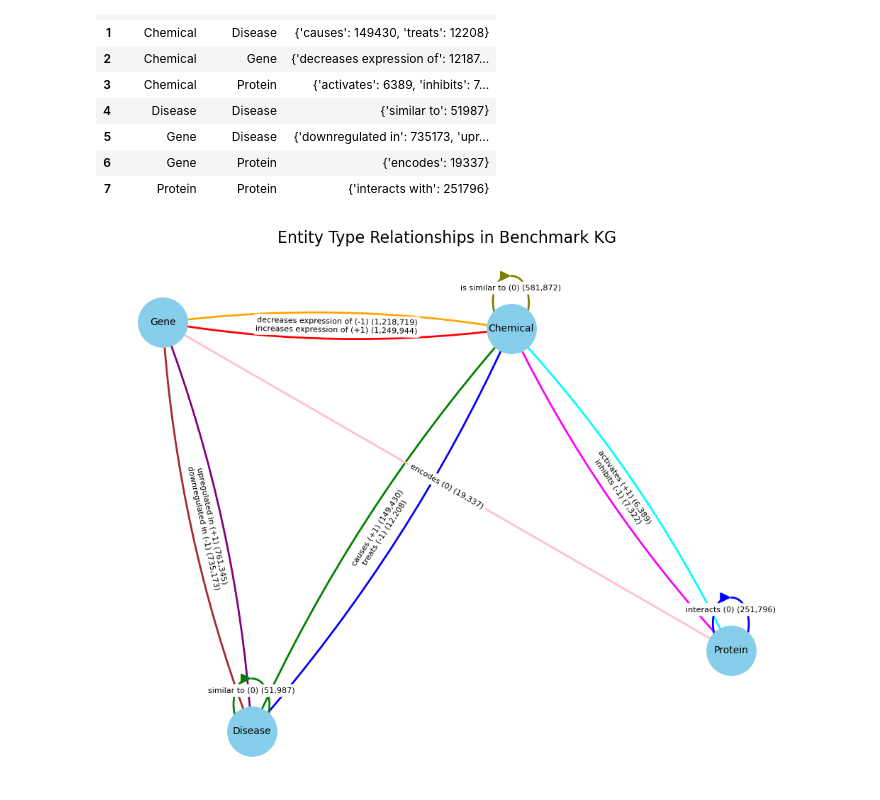
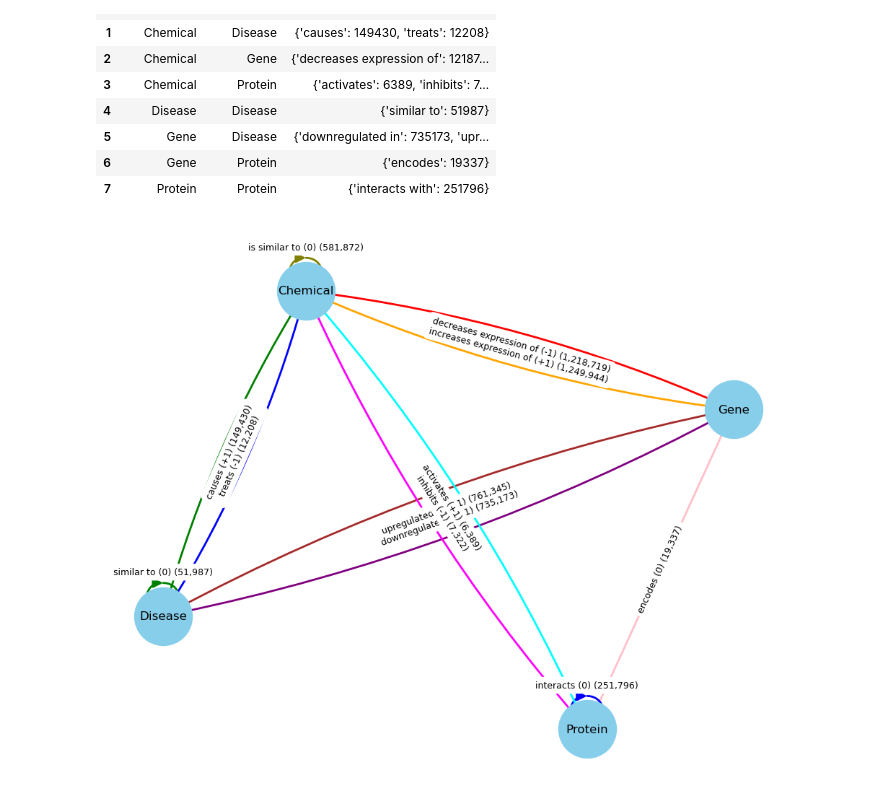
Before and after one commit to mmottaqii/KG-DrugDiscovery, a Jupyter notebook: scripts/kg_preprocessing_2.ipynb, the cells around one changed output. Drawn from its saved outputs; the diff is of its cells as text; code cells hidden in the pictures.

```diff
--- a/scripts/kg_preprocessing_2.ipynb
+++ b/scripts/kg_preprocessing_2.ipynb
@@ -2585,7 +2640,8 @@ for source, target, relations in data:
 
 # --- Compute Layout ---
 # Use a spring layout with an increased optimal distance (k) and more iterations.
-pos = nx.spring_layout(G, k=20.0, iterations=400)
+pos = nx.spring_layout(G, k=30.0, iterations=450)
+# pos = nx.circular_layout(G)
 
 # Optional: manually adjust positions if needed.
 # For example, if Chemical is still too central, you could shift it a bit:
@@ -2594,7 +2650,7 @@ pos = nx.spring_layout(G, k=20.0, iterations=400)
 # --- Draw Nodes ---
 plt.figure(figsize=(10, 8))
 # Increase node_size to make entity circles bigger.
-nx.draw_networkx_nodes(G, pos, node_color='skyblue', node_size=2500)
+nx.draw_networkx_nodes(G, pos, node_color='skyblue', node_size=3200)
 
 # --- Draw Edges with Curvature to Avoid Overlap ---
 # Count parallel edges between each pair.
@@ -2612,37 +2668,37 @@ for u, v, key, edge_data in G.edges(keys=True, data=True):
     rad = 0.15 * (edge_idx[(u, v)] - (total - 1) / 2)
     nx.draw_networkx_edges(
         G, pos,
         edgelist=[(u, v)],
         connectionstyle=f'arc3, rad = {rad}',
         edge_color=edge_data['color'],
         arrows=True,
         arrowsize=20,
         width=2
     )
     edge_idx[(u, v)] += 1
 
 # --- Draw Node Labels ---
-nx.draw_networkx_labels(G, pos, font_size=10, font_color='black')
+nx.draw_networkx_labels(G, pos, font_size=12, font_color='black')
 
 # --- Draw Edge Labels (Relation and Count) ---
 edge_labels = {}
 for u, v, key, edge_data in G.edges(keys=True, data=True):
     label = f"{edge_data['relation']} ({edge_data['count']})"
     if (u, v) in edge_labels:
         edge_labels[(u, v)] += "\n" + label
     else:
         edge_labels[(u, v)] = label
 
-nx.draw_networkx_edge_labels(G, pos, edge_labels=edge_labels, font_color='black', font_size=8)
+nx.draw_networkx_edge_labels(G, pos, edge_labels=edge_labels, font_color='black', font_size=9)
 
 # --- Final Plot Adjustments ---
-plt.title("Entity Type Relationships in Benchmark KG", fontsize=16)
+# plt.title("Entity Type Relationships in Benchmark KG", fontsize=16)
 plt.axis('off')
 plt.tight_layout()
 # Uncomment the next line to save the figure
-# plt.savefig("/home/vmottaqi/kg/kg_versions/figures/benchmark_kg_schema_Apr162025.png", dpi=1000)
+# plt.savefig("/home/vmottaqi/kg/kg_versions/figures/benchmark_kg_schema_May162025_v1.png", dpi=2000)
 plt.show()
 # %% [output]
-[figure, old version]
+[figure, new version]
 # %%
 import numpy as np
```
Also changed, not shown: parts of 4 cells of this notebook.
